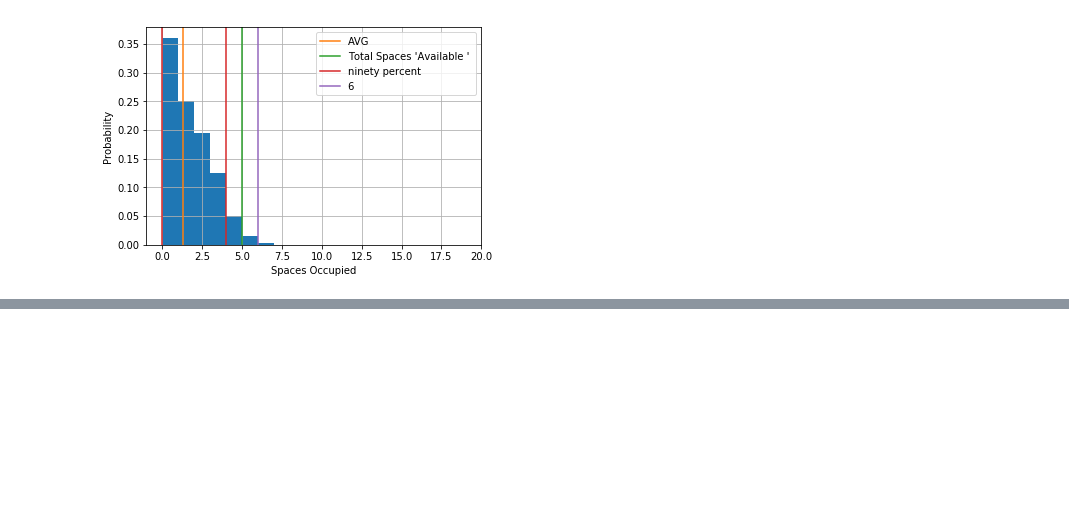
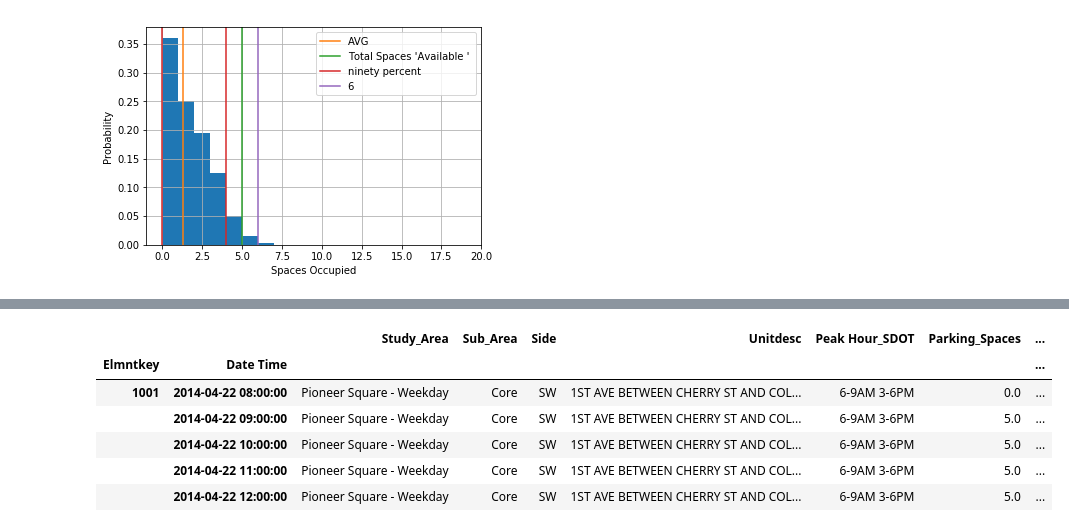
Before and after one commit to mocohen/Capstone-Project-1, a Jupyter notebook: EDA.ipynb, the cells around one changed output, grey strips where cells are left out. Saved outputs shown, nothing was run; the diff lists cells and outputs as text; code cells hidden in the pictures; blank space fills up the shorter version.

```diff
--- a/EDA.ipynb
+++ b/EDA.ipynb
@@ -485,0 +518,3 @@ plt.show()
+# %%
+
+human_observed_data = human_observed_data[~human_observed_data['Elmntkey'].isna()].astype({'Elmntkey': 'int32'})
@@ -485,0 +527,10 @@ plt.show()
+# %%
+human_observed_data.head()
+# %% [output]
+|  |  | Study_Area | Sub_Area | Side | Unitdesc | Peak Hour_SDOT | Parking_Spaces | ... |
+| Elmntkey | Date Time |  |  |  |  |  |  | ... |
+| 1001 | 2014-04-22 08:00:00 | Pioneer Square - Weekday | Core | SW | 1ST AVE BETWEEN CHERRY ST AND COL... | 6-9AM 3-6PM | 0.0 | ... |
+|  | 2014-04-22 09:00:00 | Pioneer Square - Weekday | Core | SW | 1ST AVE BETWEEN CHERRY ST AND COL... | 6-9AM 3-6PM | 5.0 | ... |
+|  | 2014-04-22 10:00:00 | Pioneer Square - Weekday | Core | SW | 1ST AVE BETWEEN CHERRY ST AND COL... | 6-9AM 3-6PM | 5.0 | ... |
+|  | 2014-04-22 11:00:00 | Pioneer Square - Weekday | Core | SW | 1ST AVE BETWEEN CHERRY ST AND COL... | 6-9AM 3-6PM | 5.0 | ... |
+|  | 2014-04-22 12:00:00 | Pioneer Square - Weekday | Core | SW | 1ST AVE BETWEEN CHERRY ST AND COL... | 6-9AM 3-6PM | 5.0 | ... |
```
Also changed, not shown: parts of 12 cells of this notebook.
